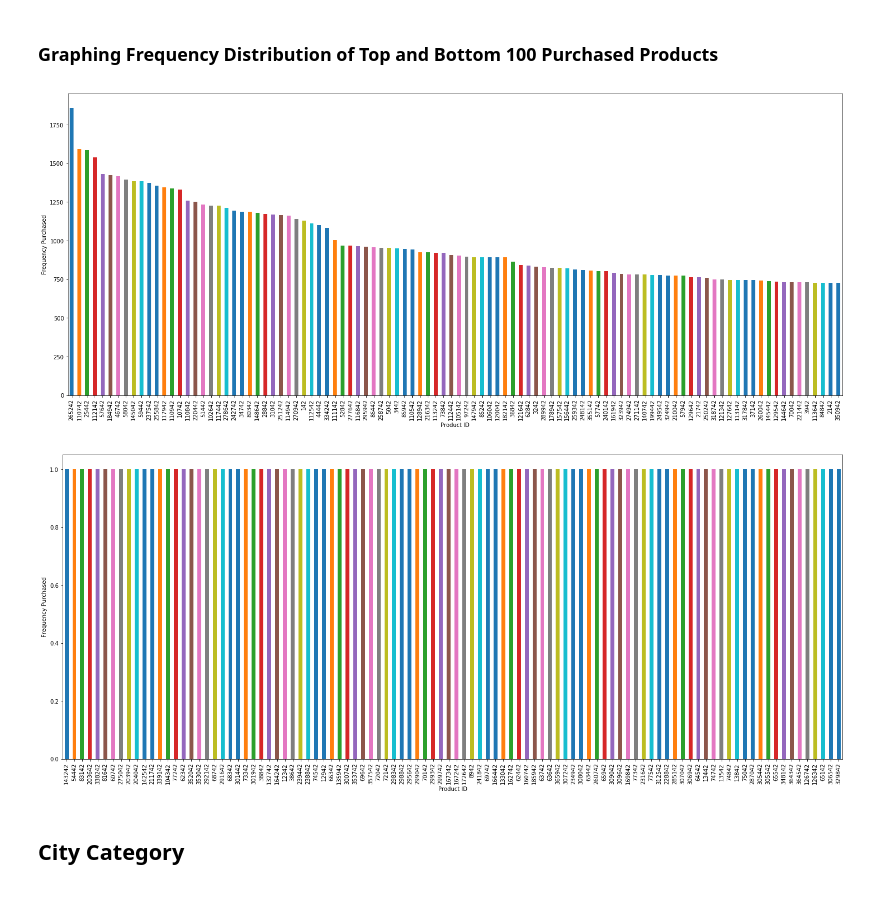
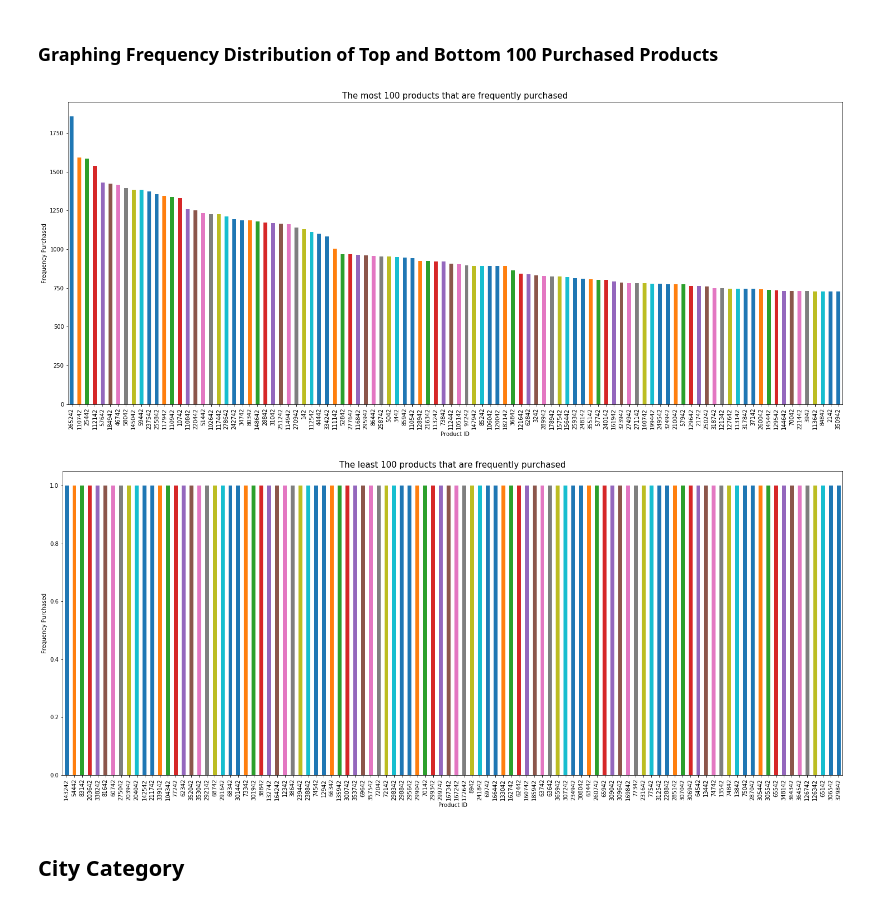
Before and after one commit to mtruon11/Black-Friday-Analysis, a Jupyter notebook: Black-Friday-Analysis.ipynb, the cells around one changed output. Drawn from its saved outputs; the diff is of its cells as text; code cells hidden in the pictures.

```diff
--- a/Black-Friday-Analysis.ipynb
+++ b/Black-Friday-Analysis.ipynb
@@ -423,21 +423,25 @@ top_100 = freq_purchase.head(100)
 
 #Using bar plot to describe the frequency of a product is purchased.
 ax = top_100.plot.bar(x='Product_ID', y='Freq', figsize=(25, 10))
+title = "The most 100 products that are frequently purchased"
+plt.title(title, fontsize=15)
 ax.set_xlabel("Product ID") #Label the x-axis
 ax.set_ylabel("Frequency Purchased") #label the y-axis
 ax.get_legend().remove()
 # %% [output]
-[figure, old version]
+[figure, new version]
 # %%
 bot_100 = freq_purchase.tail(100)
 
 #Using bar plot to describe the frequency of a product is purchased.
 ax = bot_100.plot.bar(x='Product_ID', y='Freq', figsize=(25, 10))
+title = "The least 100 products that are frequently purchased"
+plt.title(title, fontsize=15)
 ax.set_xlabel("Product ID") #Label the x-axis
 ax.set_ylabel("Frequency Purchased") #label the y-axis
 ax.get_legend().remove()
 # %% [output]
-[figure, old version]
+[figure, new version]
 # %% [markdown]
 ## <section id="citycategory">City Category</section>
 # %% [markdown]
```
Also changed, not shown: parts of 9 cells of this notebook, 2 other files.
